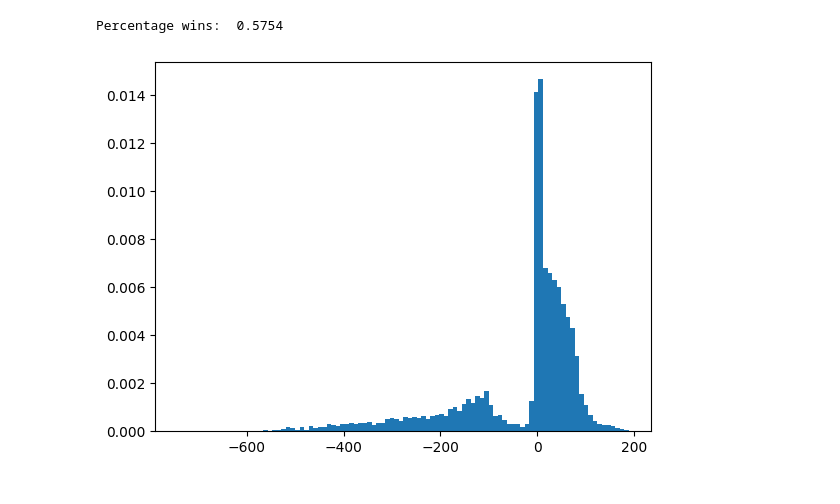
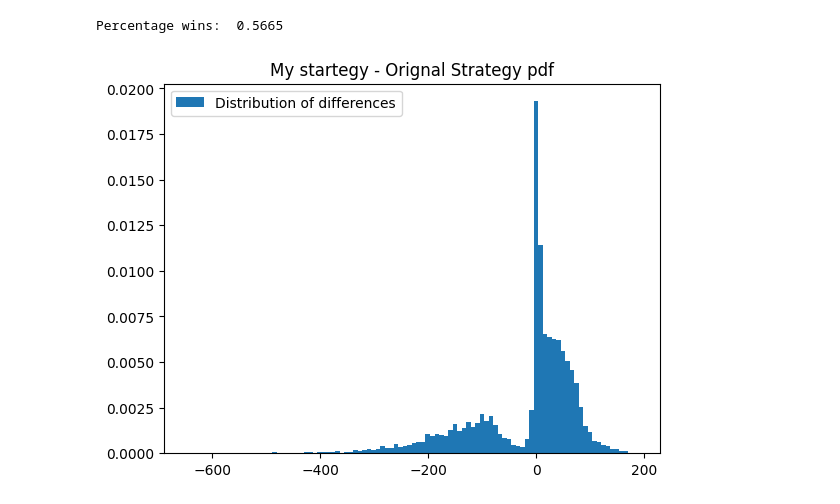
Before and after one commit to Raghava-Ayyagari/Quant-Trading, a Jupyter notebook: Black_and_Scholes/Strategy.ipynb, the cells around one changed output. Drawn from its saved outputs; the diff is of its cells as text; code cells hidden in the pictures.

```diff
--- a/Black_and_Scholes/Strategy.ipynb
+++ b/Black_and_Scholes/Strategy.ipynb
@@ -201,8 +213,8 @@ def compare_strats(toggle, min_capital_frac=0.05):
          Trials that hit the floor are still counted, just not allowed to explode the scale.
     """
     # ---- simulate this trial's randomized regime ----
-    mu1, sig1 = np.random.rand()*0.5, 0.1
-    mu2, sig2 = np.random.rand()*1-0.5, 0.1
+    mu1, sig1 = np.random.rand()*0.5, np.random.rand()*0.1
+    mu2, sig2 = np.random.rand()*1-0.5, sig1
 
     t, S1 = simulate_gbm(100, mu1, sig1, 2, 750, 1000)
     t, S2 = simulate_gbm(150, mu2, sig2, 2, 750, 1000)
@@ -263,9 +275,9 @@ def compare_strats(toggle, min_capital_frac=0.05):
 
     # ---- MY strategy: PINN-based two-asset hedge (unchanged) ----
     y1, y2 = 100, 150
-
+    rho=0.5
     with torch.enable_grad():
-        price1, price2, W = model.set(T, y1, y2)
+        price1, price2, W = model.set(T, y1, y2,sig1,rho)
 
     price1 = price1.detach().numpy()[0][0]
     price2 = price2.detach().numpy()[0][0]
@@ -367,11 +380,13 @@ plt.show()
 # %%
 indicator=np.where((My_strat-Original_Strat)>3,1,0)
 print("Percentage wins: ",np.mean(indicator))
-plt.hist((My_strat-Original_Strat),density=True,bins=100)
+plt.hist((My_strat-Original_Strat),density=True,bins=100,label="Distribution of differences")
+plt.title("My startegy - Orignal Strategy pdf")
+plt.legend()
 plt.show()
 # %% [output]
-Percentage wins:  0.5754
+Percentage wins:  0.5665
-[figure, old version]
+[figure, new version]
 # %%
 print("Sigmoid mean:",np.mean(1/(1+np.exp(-My_strat+Original_Strat))))
 print("Sharpe ratio for my strategy:",np.mean(My_strat)/np.std(My_strat))
```
Also changed, not shown: parts of 7 cells of this notebook, 2 other files.
